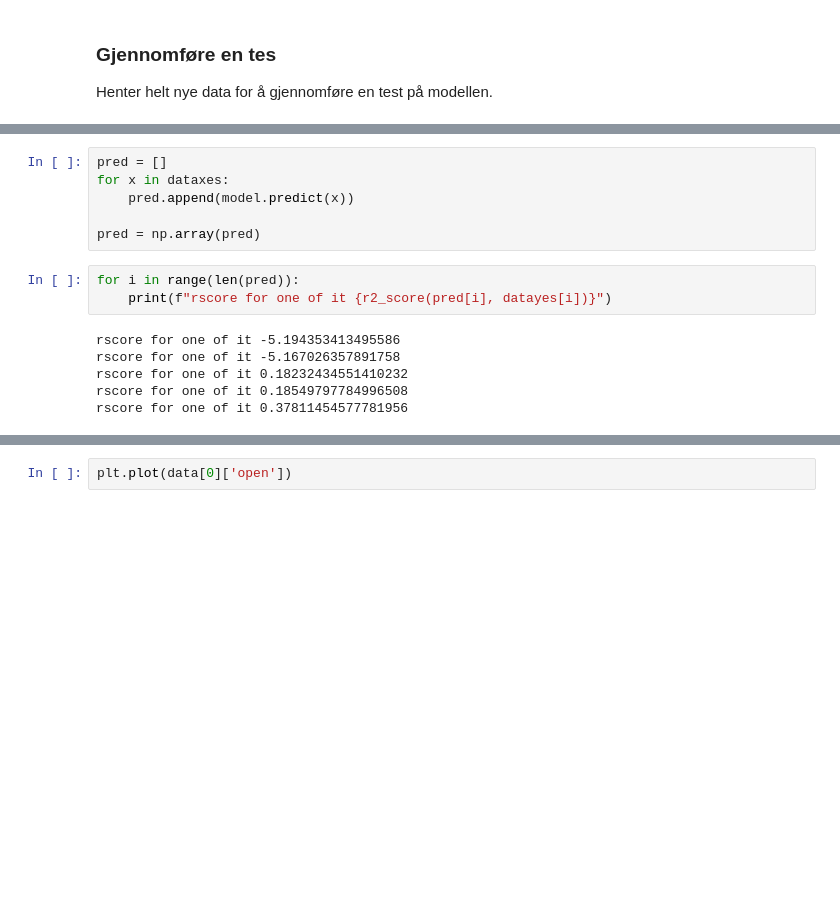
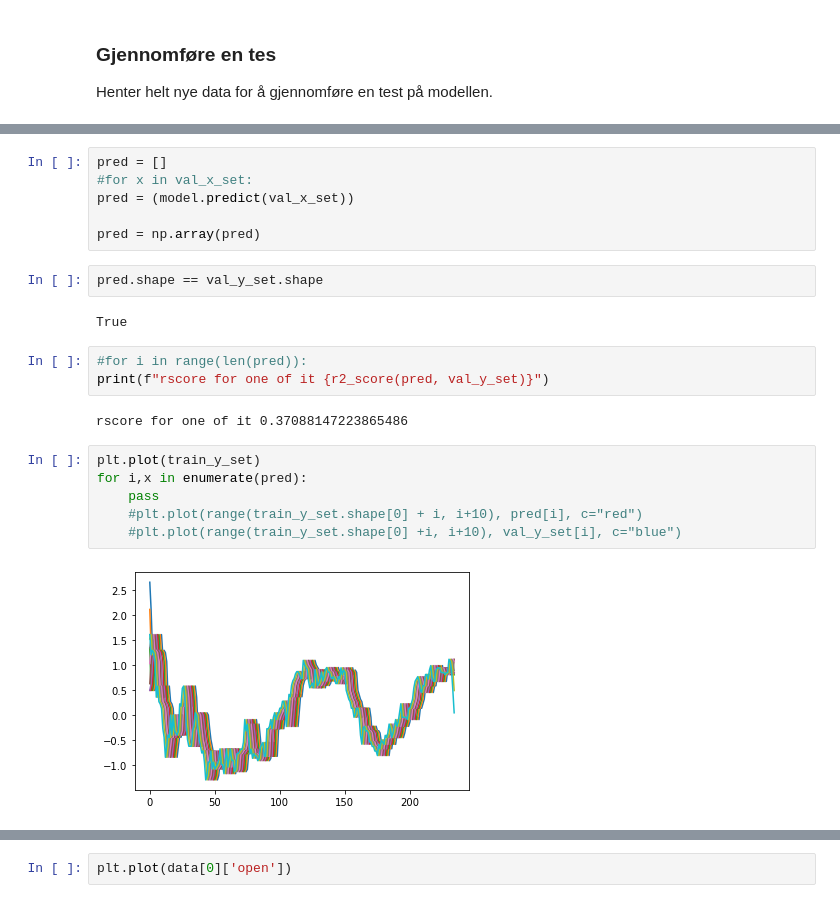
Before and after one commit to stianteien/instradag, a Jupyter notebook: RNN_build.ipynb, the cells around one changed output, grey strips where cells are left out. Saved outputs shown, nothing was run; the diff lists cells and outputs as text; blank space fills up the shorter version.

```diff
--- a/RNN_build.ipynb
+++ b/RNN_build.ipynb
@@ -192,18 +240,26 @@ dataxes.shape
 # %%
 pred = []
-for x in dataxes:
-    pred.append(model.predict(x))
+#for x in val_x_set:
+pred = (model.predict(val_x_set))
 
 pred = np.array(pred)
+# %%
+pred.shape == val_y_set.shape
+# %% [output]
+True
 # %%
-for i in range(len(pred)):
-    print(f"rscore for one of it {r2_score(pred[i], datayes[i])}")
+#for i in range(len(pred)):
+print(f"rscore for one of it {r2_score(pred, val_y_set)}")
 # %% [output]
-rscore for one of it -5.194353413495586
-rscore for one of it -5.167026357891758
-rscore for one of it 0.18232434551410232
-rscore for one of it 0.18549797784996508
-rscore for one of it 0.37811454577781956
+rscore for one of it 0.37088147223865486
+# %%
+plt.plot(train_y_set)
+for i,x in enumerate(pred):
+    pass
+    #plt.plot(range(train_y_set.shape[0] + i, i+10), pred[i], c="red")
+    #plt.plot(range(train_y_set.shape[0] +i, i+10), val_y_set[i], c="blue")
+# %% [output]
+[figure, added]
 # %%
 for i, p in enumerate(pred):
     for j, y in enumerate(p):
```
Also changed, not shown: parts of 11 cells of this notebook.
